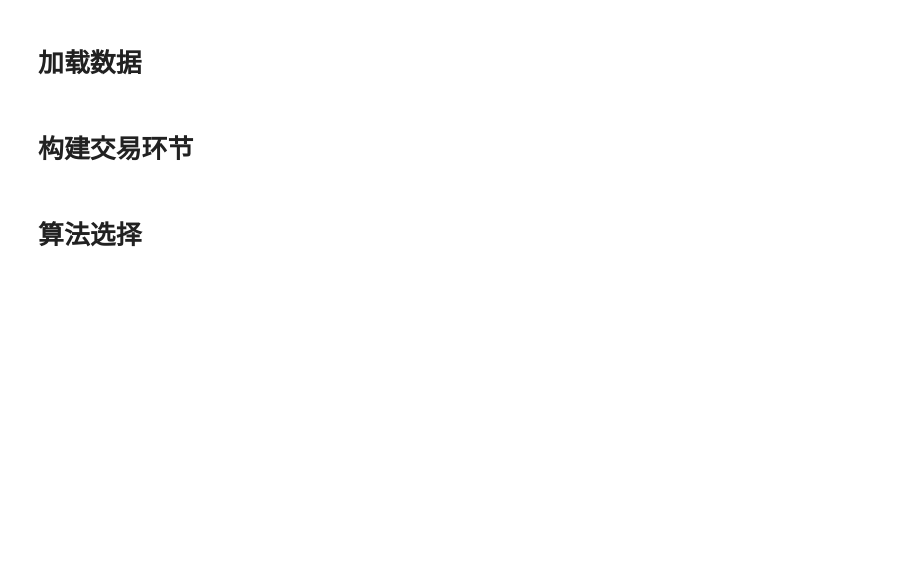
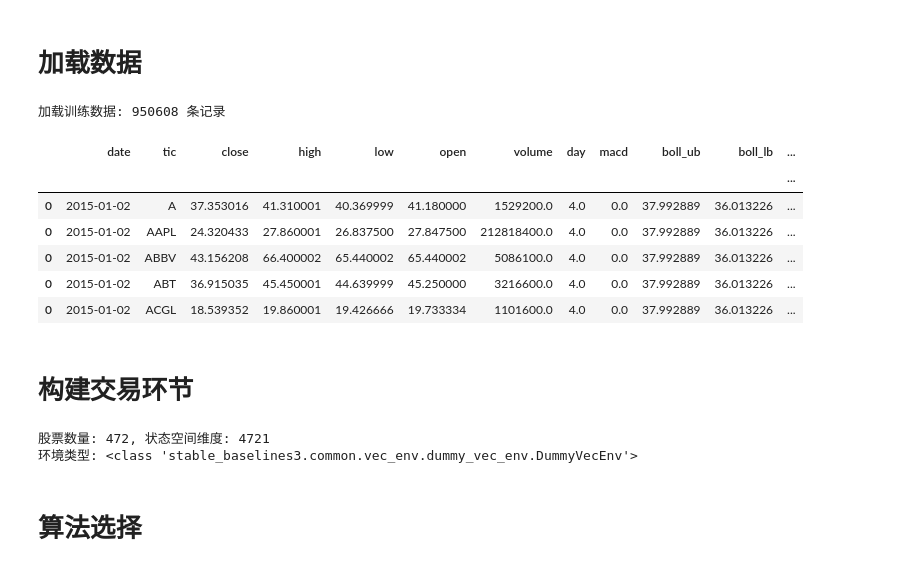
Before and after one commit to mozhongzhou/FinRLStockTrader, a Jupyter notebook: train_model.ipynb, the cells around one changed output. Drawn from its saved outputs; the diff is of its cells as text; code cells hidden in the pictures; blank space fills up the shorter version.

```diff
--- a/train_model.ipynb
+++ b/train_model.ipynb
@@ -39,22 +43,31 @@ set_random_seed(0)
 # 加载数据
 # %%
 # 加载预处理后的训练数据
-processed_data_file = "data/processed_data/train_data_small.csv"
+processed_data_file = "data/processed_data/train_data_20150101~20250101.csv"
 
 # 检查文件是否存在
 if not os.path.exists(processed_data_file):
     raise FileNotFoundError(
         f"找不到处理后的数据文件: {processed_data_file}，请先运行 process_data.ipynb"
     )
 
 # 加载训练数据
 train = pd.read_csv(processed_data_file)
 train = train.set_index(train.columns[0])
 train.index.names = [""]
 
 print(f"加载训练数据: {len(train)} 条记录")
 
 train.head()
+# %% [output]
+加载训练数据: 950608 条记录
+|  | date | tic | close | high | low | open | volume | day | macd | boll_ub | boll_lb | ... |
+|  |  |  |  |  |  |  |  |  |  |  |  | ... |
+| 0 | 2015-01-02 | A | 37.353016 | 41.310001 | 40.369999 | 41.180000 | 1529200.0 | 4.0 | 0.0 | 37.992889 | 36.013226 | ... |
+| 0 | 2015-01-02 | AAPL | 24.320433 | 27.860001 | 26.837500 | 27.847500 | 212818400.0 | 4.0 | 0.0 | 37.992889 | 36.013226 | ... |
+| 0 | 2015-01-02 | ABBV | 43.156208 | 66.400002 | 65.440002 | 65.440002 | 5086100.0 | 4.0 | 0.0 | 37.992889 | 36.013226 | ... |
+| 0 | 2015-01-02 | ABT | 36.915035 | 45.450001 | 44.639999 | 45.250000 | 3216600.0 | 4.0 | 0.0 | 37.992889 | 36.013226 | ... |
+| 0 | 2015-01-02 | ACGL | 18.539352 | 19.860001 | 19.426666 | 19.733334 | 1101600.0 | 4.0 | 0.0 | 37.992889 | 36.013226 | ... |
 # %% [markdown]
 # 构建交易环节
 # %%
@@ -69,22 +82,25 @@ buy_cost_list = sell_cost_list = [0.001] * stock_dimension  # 交易成本 0.1%
 num_stock_shares = [0] * stock_dimension  # 初始持有股票数量
 
 env_kwargs = {
-    "hmax": 503,  # 最大持仓数量
+    "hmax": 100,  # 每个交易周期的最大交易次数
     "initial_amount": 1000000,  # 初始资金
-    "num_stock_shares": num_stock_shares,
-    "buy_cost_pct": buy_cost_list,
-    "sell_cost_pct": sell_cost_list,
-    "state_space": state_space,
-    "stock_dim": stock_dimension,
-    "tech_indicator_list": INDICATORS,
-    "action_space": stock_dimension,
-    "reward_scaling": 1e-4,
+    "num_stock_shares": num_stock_shares, # 初始持有股票数量
+    "buy_cost_pct": buy_cost_list,# 买入成本
+    "sell_cost_pct": sell_cost_list, # 卖出成本
+    "state_space": state_space, # 状态空间
+    "stock_dim": stock_dimension, # 股票数量
+    "tech_indicator_list": INDICATORS, # 技术指标列表
+    "action_space": stock_dimension,# 动作空间
+    "reward_scaling": 1e-4,# 奖励缩放
 }
 
 # 构建交易环境
 e_train_gym = StockTradingEnv(df=train, **env_kwargs)
 env_train, _ = e_train_gym.get_sb_env()
 print(f"环境类型: {type(env_train)}")
+# %% [output]
+股票数量: 472, 状态空间维度: 4721
+环境类型: <class 'stable_baselines3.common.vec_env.dummy_vec_env.DummyVecEnv'>
 # %% [markdown]
 # 算法选择
 # %%
```
Also changed, not shown: parts of 8 cells of this notebook, 3 other files.
